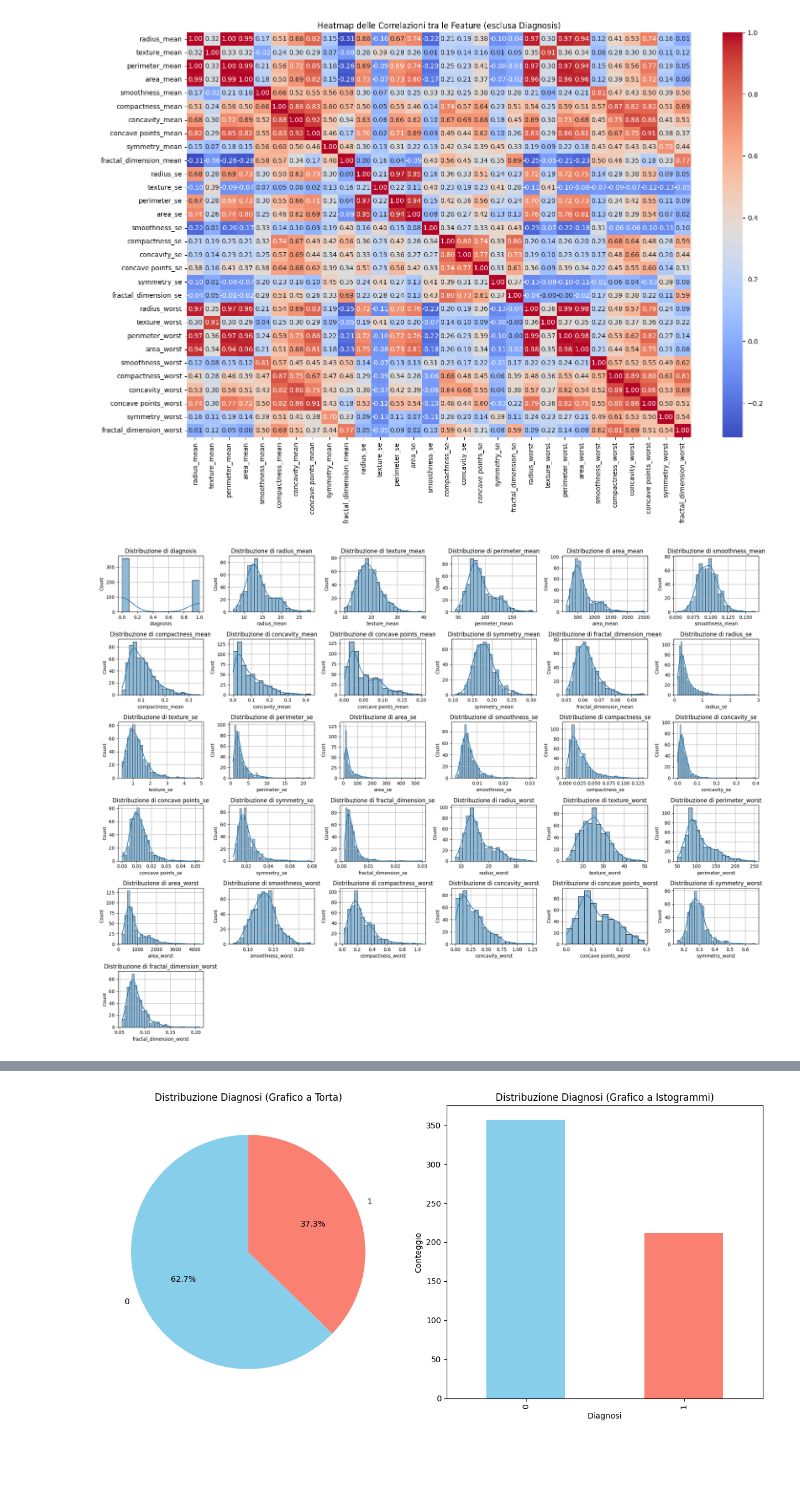
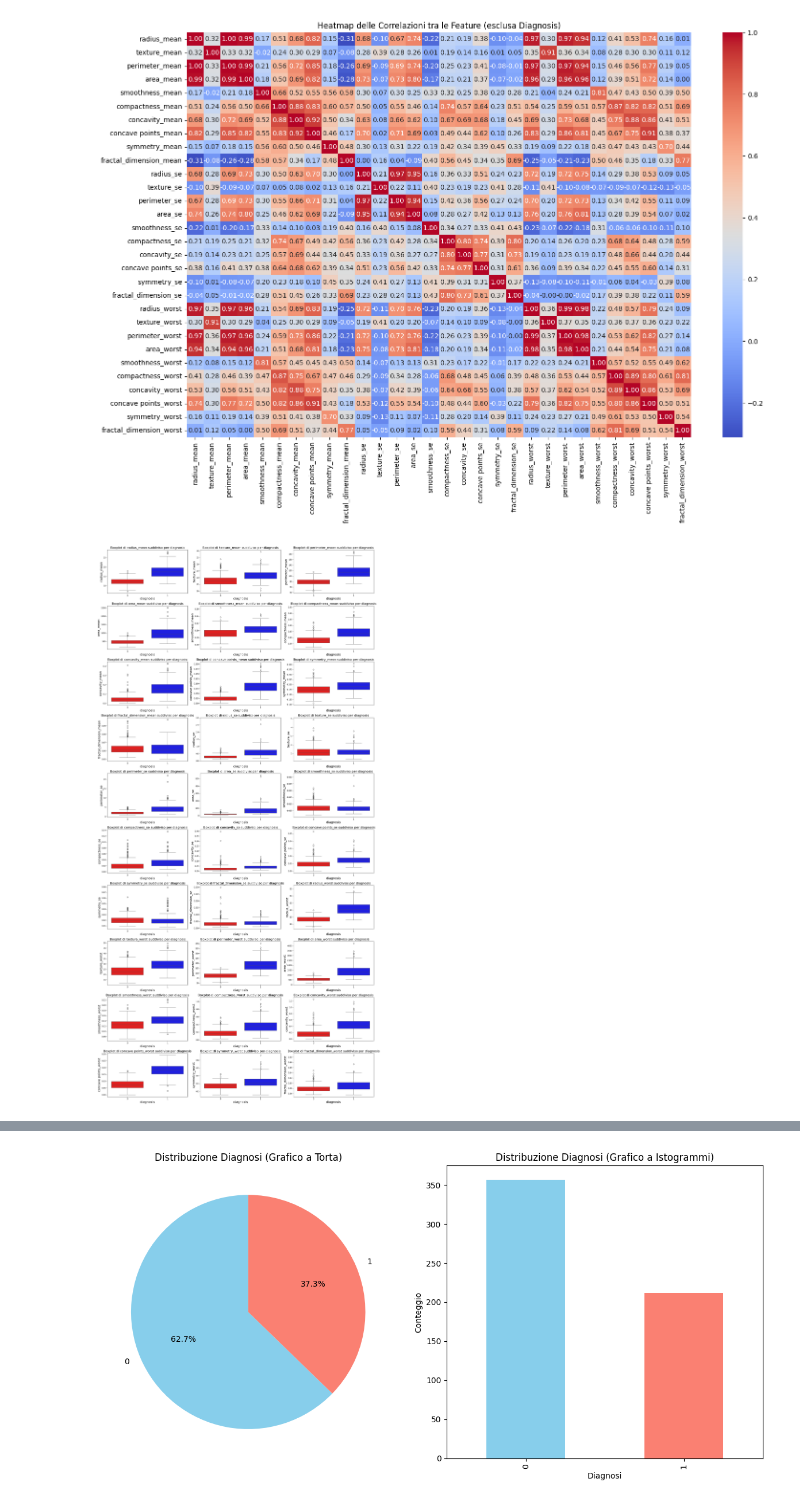
Before and after one commit to NIKFIORE/Progetto-Architettura-dei-dati, a Jupyter notebook: Main.ipynb, the cells around one changed output, grey strips where cells are left out. Drawn from its saved outputs; the diff is of its cells as text; code cells hidden in the pictures; blank space fills up the shorter version.

```diff
--- a/Main.ipynb
+++ b/Main.ipynb
@@ -130,16 +140,28 @@ plt.title('Heatmap delle Correlazioni tra le Feature (esclusa Diagnosis)')
 plt.show()
 # %% [output]
 [figure]
-# %%
-plt.figure(figsize=(20, 15))
-for i, column in enumerate(df):
-    plt.subplot(6, 6, i+1)
-    # Istogramma
-    sns.histplot(df[column], kde=True)
-    plt.title(f'Distribuzione di {column}')
-    plt.grid(True)
-
-plt.tight_layout()
-plt.show()
-# %% [output]
-[figure, removed]
+# %%
+# Calcola il numero di righe e colonne per la griglia
+n_features = len(numeric_features)
+n_cols = 3
+n_rows = (n_features + n_cols - 1) // n_cols  # Calcolo del numero di righe necessarie
+
+# BOXPLOT
+plt.figure(figsize=(20, 4 * n_rows))  # Altezza dinamica basata sul numero di righe
+for i, feature in enumerate(numeric_features):
+    plt.subplot(n_rows, n_cols, i + 1)
+    sns.boxplot(x=target, y=feature, data=df, hue=target, palette=['red', 'blue'], legend=False)
+    plt.title(f'Boxplot di {feature} suddiviso per {target}', fontsize=16)
+    plt.xlabel(target, fontsize=16)
+    plt.ylabel(feature, fontsize=16)
+
+# Rimuovi subplot vuoti se presenti
+for i in range(n_features, n_rows * n_cols):
+    plt.subplot(n_rows, n_cols, i + 1)
+    plt.axis('off')
+
+plt.tight_layout()
+plt.savefig("Boxplot_Features_Numeriche.pdf")
+plt.show()
+# %% [output]
+[figure, added]
```
Also changed, not shown: parts of 5 cells of this notebook.
